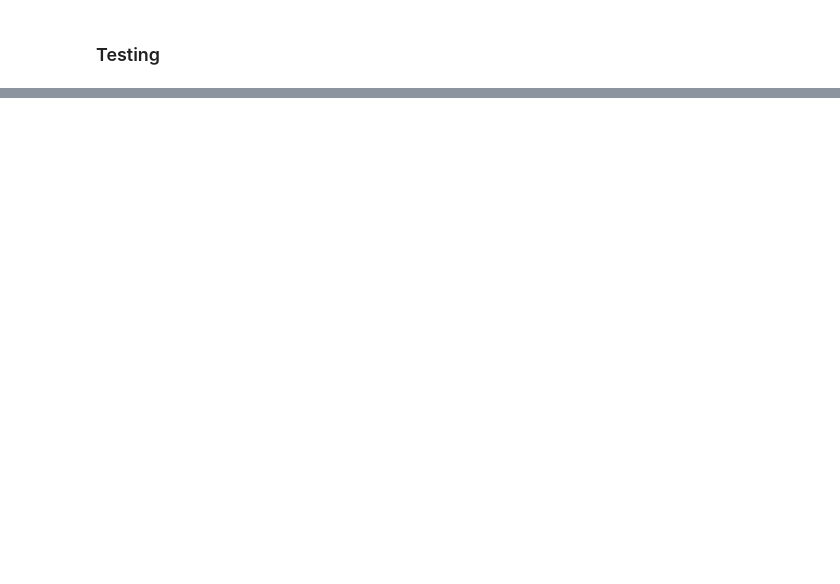
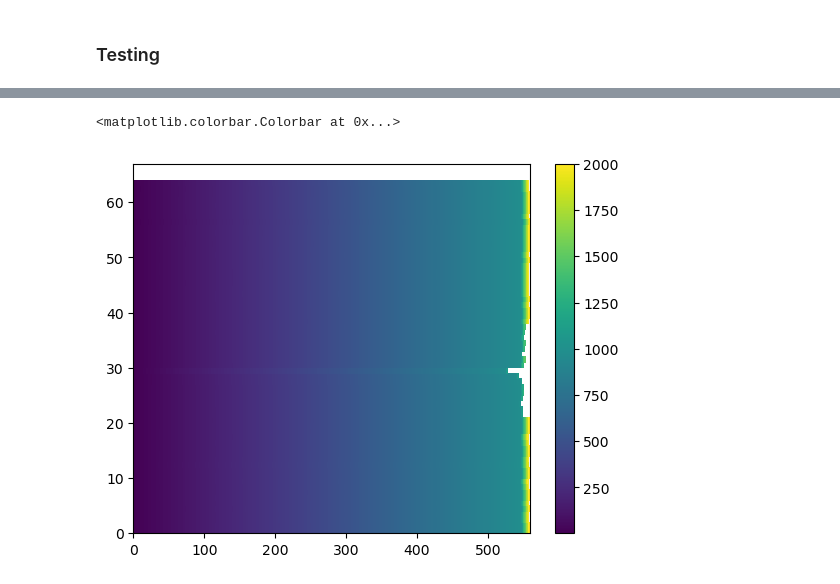
Before and after one commit to SethBushinsky/Float_oxygen_offset_GBC, a Jupyter notebook: 02_float_bgc_offsets_w_glodap.ipynb, the cells around one changed output, grey strips where cells are left out. Saved outputs shown, nothing was run; the diff lists cells and outputs as text; code cells hidden in the pictures; blank space fills up the shorter version.

```diff
--- a/02_float_bgc_offsets_w_glodap.ipynb
+++ b/02_float_bgc_offsets_w_glodap.ipynb
@@ -817,0 +994,6 @@ argo_n_derived
+# %%
+plt.pcolor(argo_n['PRES_ADJUSTED'])
+plt.colorbar()
+# %% [output]
+<matplotlib.colorbar.Colorbar at 0x...>
+[figure, added]
```
Also changed, not shown: parts of 19 cells of this notebook, 4 other files.
